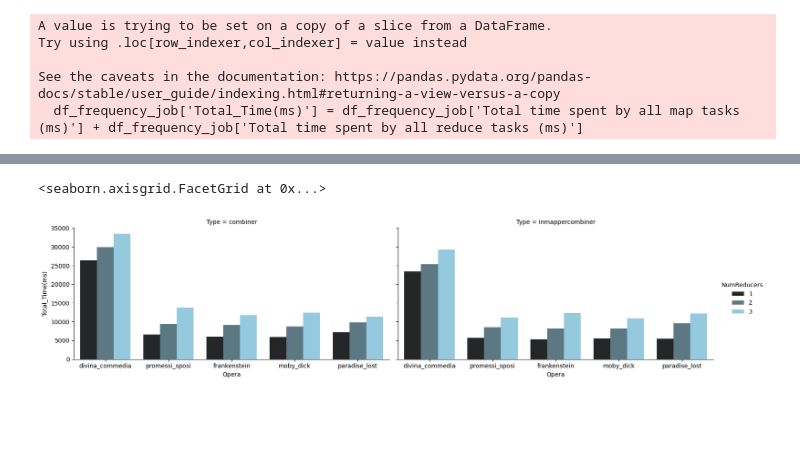
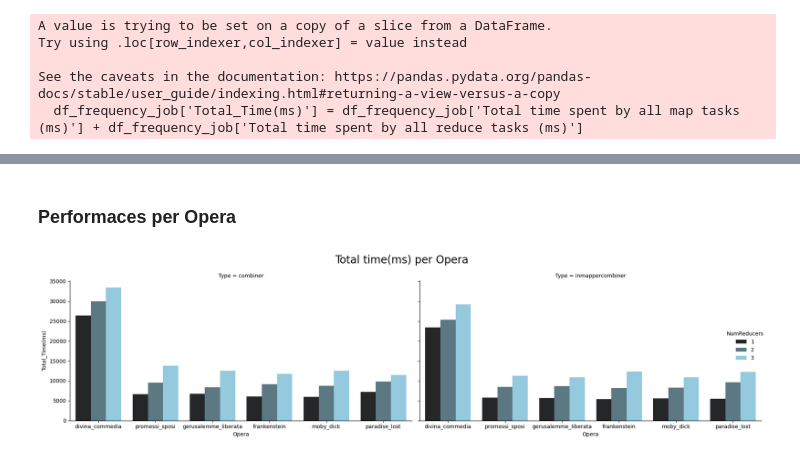
Before and after one commit to NamaWho/hadoop-letter-frequency, a Jupyter notebook: notebooks/performance_analysis.ipynb, the cells around one changed output, grey strips where cells are left out. Cells and saved outputs as stored; diff of their text form; code cells hidden in the pictures; blank space fills up the shorter version.

```diff
--- a/notebooks/performance_analysis.ipynb
+++ b/notebooks/performance_analysis.ipynb
@@ -357,7 +383,7 @@ Processing file: c:\Users\gemel\OneDrive\Documenti\GitHub\hadoop-letter-frequenc
 | 11 | LetterFrequency | 2692 | 9492 | 2660 | 274280448 | ... |
 # %%
 # concat al the dfs
-df_list = [dante_df, promessi_sposi_df, frankenstein_df, moby_dick_df, paradise_lost_df]
+df_list = [dante_df, promessi_sposi_df, gerusalemme_liberata_df, frankenstein_df, moby_dick_df, paradise_lost_df]
 
 df_concat = pd.concat(df_list, ignore_index=True)
 
@@ -429,13 +478,0 @@ df_frequency_job
-# %%
-df_frequency_job.loc[df_frequency_job['Opera']=='dante', 'Opera'] = 'divina_commedia'
-# %%
-lang_dict ={
-    'divina_commedia': 'it',
-    'promessi_sposi': 'it',
-    'gerusalemme_liberata': 'it',
-    'moby_dick': 'en',
-    'paradise_lost': 'en',
-    'frankenstein': 'en'
-}
-
-df_frequency_job['Lang'] = df_frequency_job['Opera'].apply(lambda x: lang_dict[x] if x in lang_dict else None)
@@ -448,18 +479,3 @@ See the caveats in the documentation: https://pandas.pydata.org/pandas-docs/stab
-# %%
-numeric_columns = [
-    'Total time spent by all map tasks (ms)',
-    'Total time spent by all reduce tasks (ms)',
-    'CPU time spent (ms)',
-    'Peak Map Physical memory (bytes)',
-    'Peak Map Virtual memory (bytes)',
-    'Peak Reduce Physical memory (bytes)',
-    'Peak Reduce Virtual memory (bytes)',
-    'NumReducers'
-]
-
-# Iterazione attraverso le colonne e conversione in numeriche
-for col in numeric_columns:
-    df_frequency_job[col] = pd.to_numeric(df_frequency_job[col], errors='coerce')
 # %%
 df_frequency_job.info()
 # %% [output]
@@ -525,11 +542,15 @@ df_frequency_job.describe().T
+# %% [markdown]
+### Performaces per Opera
 # %%
-
 sns.catplot(
     data=df_frequency_job, kind="bar",
     x="Opera", y='Total_Time(ms)', col="Type", hue="NumReducers",
-    height=4, aspect=2, palette='dark:skyblue'
+    height=5, aspect=1.8, palette='dark:skyblue'
 )
+plt.subplots_adjust(top=0.85)  # Adjust top margin to make space for title
+plt.suptitle('Total time(ms) per Opera', fontsize=20)  # Set the title
+plt.tight_layout()
+plt.show()
 # %% [output]
-<seaborn.axisgrid.FacetGrid at 0x...>
-[figure, old version]
+[figure, new version]
 # %%
```
Also changed, not shown: parts of 20 cells of this notebook.
